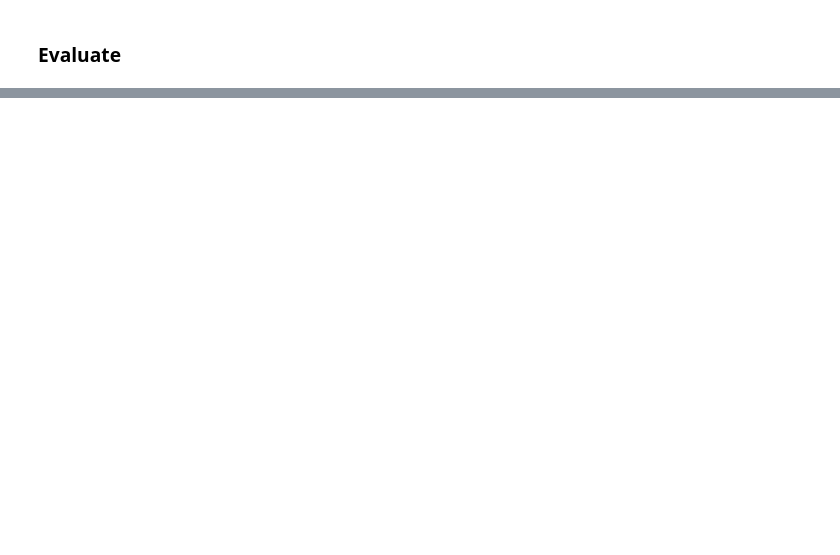
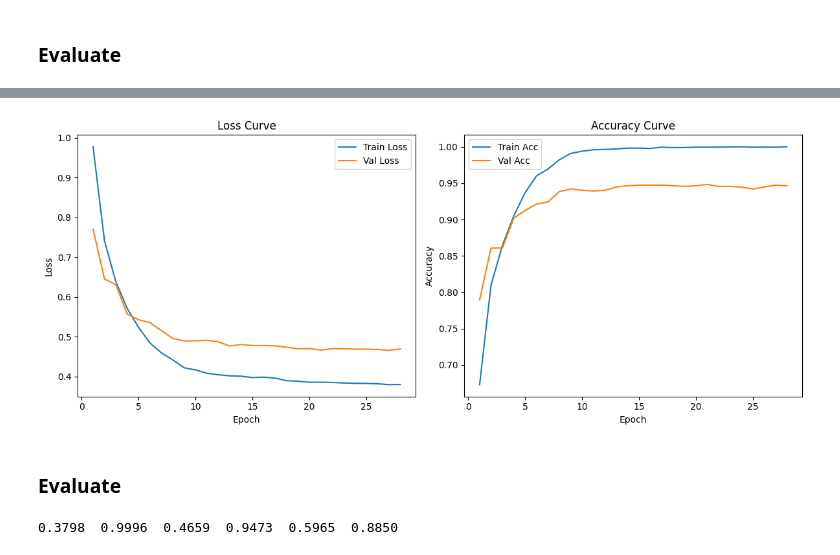
Before and after one commit to liuh2so4/Brain-Tumor-MRI, a Jupyter notebook: main.ipynb, the cells around one changed output, grey strips where cells are left out. Cells and saved outputs as stored; diff of their text form; code cells hidden in the pictures; blank space fills up the shorter version.

```diff
--- a/main.ipynb
+++ b/main.ipynb
@@ -729,0 +857,20 @@ plt.show()
+# %%
+model = SimpleCNN(num_classes=num_classes).to(device)
+
+lr = 3e-4
+num_epochs = 100
+
+criterion = nn.CrossEntropyLoss(label_smoothing=0.1)
+
+optimizer = optim.AdamW(
+    model.parameters(),
+    lr=lr,
+    weight_decay=1e-4
+)
+
+scheduler = optim.lr_scheduler.ReduceLROnPlateau(
+    optimizer,
+    mode="min",
+    factor=0.5,
+    patience=3
+)
@@ -729,0 +1029,34 @@ plt.show()
+# %%
+epochs_range = range(1, len(history["train_loss"]) + 1)
+
+plt.figure(figsize=(12, 5))
+
+plt.subplot(1, 2, 1)
+plt.plot(epochs_range, history["train_loss"], label="Train Loss")
+plt.plot(epochs_range, history["val_loss"], label="Val Loss")
+plt.xlabel("Epoch")
+plt.ylabel("Loss")
+plt.title("Loss Curve")
+plt.legend()
+
+plt.subplot(1, 2, 2)
+plt.plot(epochs_range, history["train_acc"], label="Train Acc")
+plt.plot(epochs_range, history["val_acc"], label="Val Acc")
+plt.xlabel("Epoch")
+plt.ylabel("Accuracy")
+plt.title("Accuracy Curve")
+plt.legend()
+
+plt.tight_layout()
+plt.show()
+# %% [output]
+[figure, added]
+# %% [markdown]
+### Evaluate
+# %%
+model.load_state_dict(torch.load(best_model_path, map_location=device))
+test_loss, test_acc = evaluate(model, test_loader, criterion, device)
+
+print(f"{best_train_loss:.4f}\t{best_train_acc:.4f}\t{best_val_loss:.4f}\t{best_val_acc:.4f}\t{test_loss:.4f}\t{test_acc:.4f}")
+# %% [output]
+0.3798  0.9996  0.4659  0.9473  0.5965  0.8850
```
Also changed, not shown: parts of 23 cells of this notebook, 1 other file.
